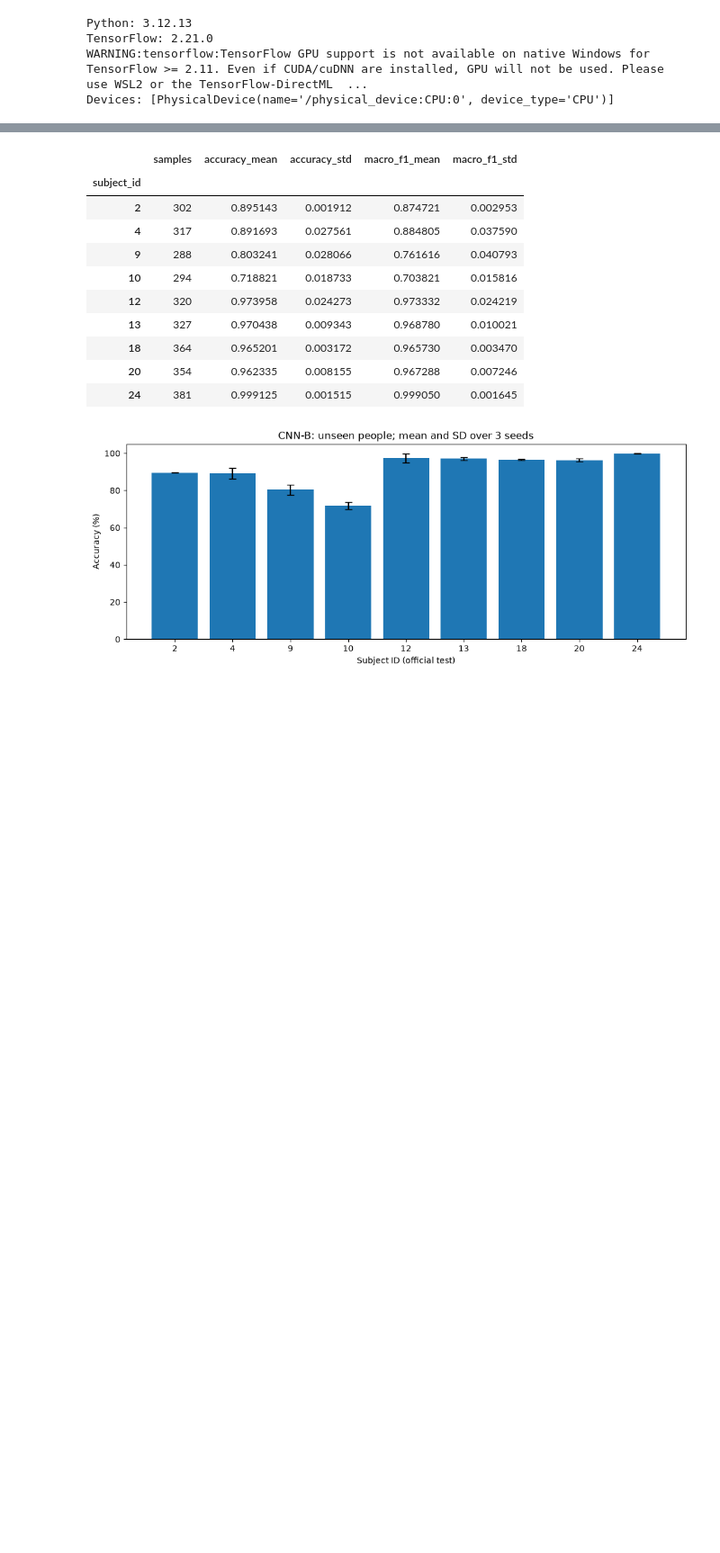
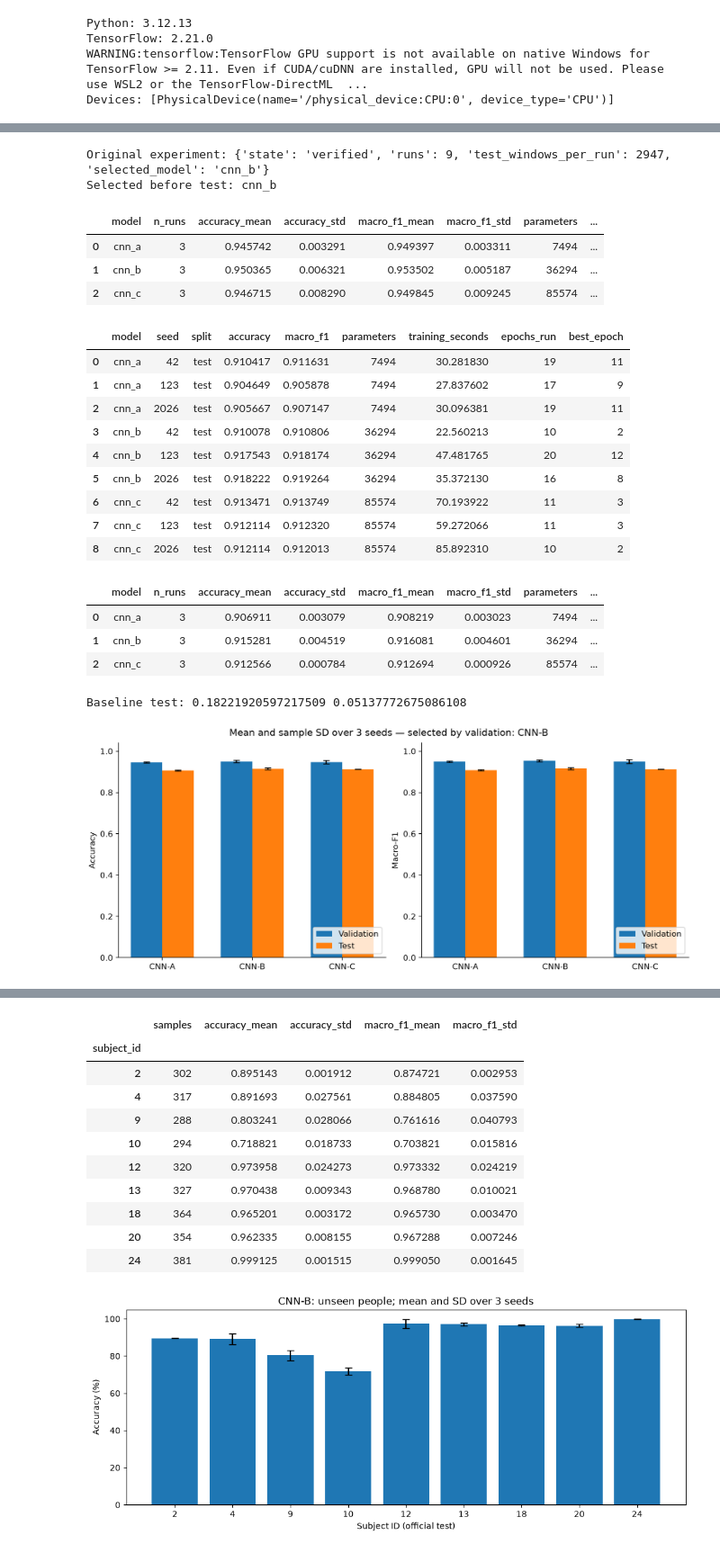
Before and after one commit to Phtzone/SGU26_PPNCKH_Group, a Jupyter notebook: notebooks/HAR_Research.ipynb, the cells around one changed output, grey strips where cells are left out. Shown at 90% size. Drawn from its saved outputs; the diff is of its cells as text; code cells hidden in the pictures; blank space fills up the shorter version.

```diff
--- a/notebooks/03_practical_questions.ipynb
+++ b/notebooks/HAR_Research.ipynb
@@ -58,6 +109,7 @@ tf.config.experimental.enable_op_determinism()
 print("Python:", sys.version.split()[0])
 print("TensorFlow:", tf.__version__)
 print("Devices:", tf.config.list_physical_devices())
+pd.set_option("display.max_columns", 30)
 # %% [output]
 Python: 3.12.13
 TensorFlow: 2.21.0
@@ -170,0 +626,39 @@ if RUN_MODE == "inspect":
+# %%
+from har_project.finalization import verify_results
+verification = verify_results(SOURCE_RESULTS)
+print("Original experiment:", verification)
+original_lock = json.loads((SOURCE_RESULTS / "protocol_lock.json").read_text(encoding="utf-8"))
+print("Selected before test:", original_lock["selected_model"])
+original_validation = pd.read_csv(SOURCE_RESULTS / "validation_metrics_summary.csv")
+original_test = pd.read_csv(SOURCE_RESULTS / "metrics_summary.csv")
+original_runs = pd.read_csv(SOURCE_RESULTS / "metrics_per_run.csv")
+display(original_validation)
+display(original_runs)
+display(original_test)
+baseline_test = json.loads((SOURCE_RESULTS / "baseline_test_metrics.json").read_text(encoding="utf-8"))
+print("Baseline test:", baseline_test["accuracy"], baseline_test["macro_f1"])
+from IPython.display import Image, display
+display(Image(filename=str(ROOT / "report/figures/model_comparison.png")))
+# %% [output]
+Original experiment: {'state': 'verified', 'runs': 9, 'test_windows_per_run': 2947, 'selected_model': 'cnn_b'}
+Selected before test: cnn_b
+|  | model | n_runs | accuracy_mean | accuracy_std | macro_f1_mean | macro_f1_std | parameters | ... |
+| 0 | cnn_a | 3 | 0.945742 | 0.003291 | 0.949397 | 0.003311 | 7494 | ... |
+| 1 | cnn_b | 3 | 0.950365 | 0.006321 | 0.953502 | 0.005187 | 36294 | ... |
+| 2 | cnn_c | 3 | 0.946715 | 0.008290 | 0.949845 | 0.009245 | 85574 | ... |
+|  | model | seed | split | accuracy | macro_f1 | parameters | training_seconds | epochs_run | best_epoch |
+| 0 | cnn_a | 42 | test | 0.910417 | 0.911631 | 7494 | 30.281830 | 19 | 11 |
+| 1 | cnn_a | 123 | test | 0.904649 | 0.905878 | 7494 | 27.837602 | 17 | 9 |
+| 2 | cnn_a | 2026 | test | 0.905667 | 0.907147 | 7494 | 30.096381 | 19 | 11 |
+| 3 | cnn_b | 42 | test | 0.910078 | 0.910806 | 36294 | 22.560213 | 10 | 2 |
+| 4 | cnn_b | 123 | test | 0.917543 | 0.918174 | 36294 | 47.481765 | 20 | 12 |
+| 5 | cnn_b | 2026 | test | 0.918222 | 0.919264 | 36294 | 35.372130 | 16 | 8 |
+| 6 | cnn_c | 42 | test | 0.913471 | 0.913749 | 85574 | 70.193922 | 11 | 3 |
+| 7 | cnn_c | 123 | test | 0.912114 | 0.912320 | 85574 | 59.272066 | 11 | 3 |
+| 8 | cnn_c | 2026 | test | 0.912114 | 0.912013 | 85574 | 85.892310 | 10 | 2 |
+|  | model | n_runs | accuracy_mean | accuracy_std | macro_f1_mean | macro_f1_std | parameters | ... |
+| 0 | cnn_a | 3 | 0.906911 | 0.003079 | 0.908219 | 0.003023 | 7494 | ... |
+| 1 | cnn_b | 3 | 0.915281 | 0.004519 | 0.916081 | 0.004601 | 36294 | ... |
+| 2 | cnn_c | 3 | 0.912566 | 0.000784 | 0.912694 | 0.000926 | 85574 | ... |
+Baseline test: 0.18221920597217509 0.05137772675086108
+[figure, added]
```
Also changed, not shown: parts of 47 cells of this notebook, 9 other files.
